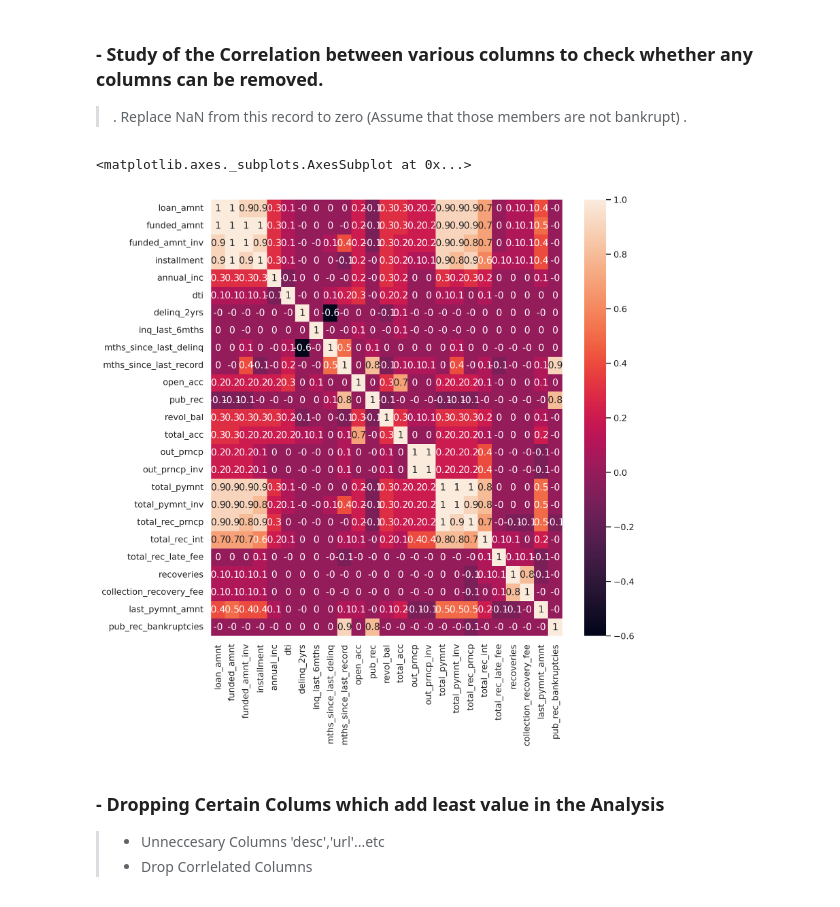
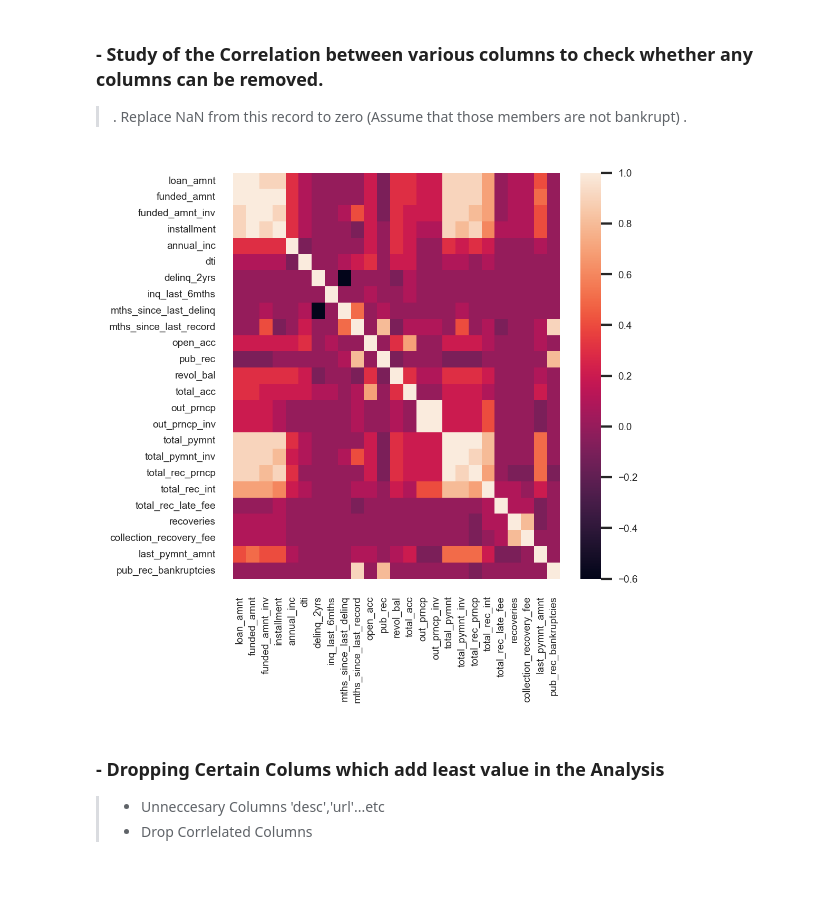
Before and after one commit to sshrinivasbhat/LendingClubCaseStudy, a Jupyter notebook: C44LendClubCasStdy_ShrinivasB.ipynb, the cells around one changed output. Drawn from its saved outputs; the diff is of its cells as text; code cells hidden in the pictures.

```diff
--- a/C44LendClubCasStdy_ShrinivasB.ipynb
+++ b/C44LendClubCasStdy_ShrinivasB.ipynb
@@ -15,9 +14,9 @@ import matplotlib.pyplot as plt
 import numpy as np
 import seaborn as sb
 import plotly.express as px
-loanC = pd.read_csv('/content/drive/Othercomputers/My Laptop/GDrive/MS/Project/lending_club_casestudy/loan.csv',low_memory=False)
-#loanC= pd.read_csv("loan.csv",low_memory=False)
-
+# Uncomment Below Line when running in Google Co-lab
+#loanC = pd.read_csv('/content/drive/Othercomputers/My Laptop/GDrive/MS/Project/lending_club_casestudy/loan.csv',low_memory=False)
+loanC= pd.read_csv("loan.csv",low_memory=False)
 loanC.info()
 # %% [output]
 <class 'pandas.core.frame.DataFrame'>
@@ -98,15 +92,15 @@ LClb.shape
 # %%
 import plotly.express as px
 from matplotlib.pyplot import figure
-figure(figsize=(10,10), dpi=250)
+figure(figsize=(4,4), dpi=250)
 LClbCor = LClb.iloc[:,2:].corr().round(1)
-sb.set(font_scale=1)
+sb.set(font_scale=0.5)
 plt.xticks(rotation=0)
 #LClbCor.style.background_gradient(cmap='PuBu')
-sb.heatmap(LClb.iloc[:,2:].corr().round(1),annot=True)
+sb.heatmap(LClb.iloc[:,2:].corr().round(1),annot=False)
+sb.set(font_scale=1)
 # %% [output]
-<matplotlib.axes._subplots.AxesSubplot at 0x...>
-[figure, old version]
+[figure, new version]
 # %% [markdown]
 ### - Dropping Certain Colums which add least value in the Analysis
 
```
Also changed, not shown: parts of 42 cells of this notebook, 1 other file.
